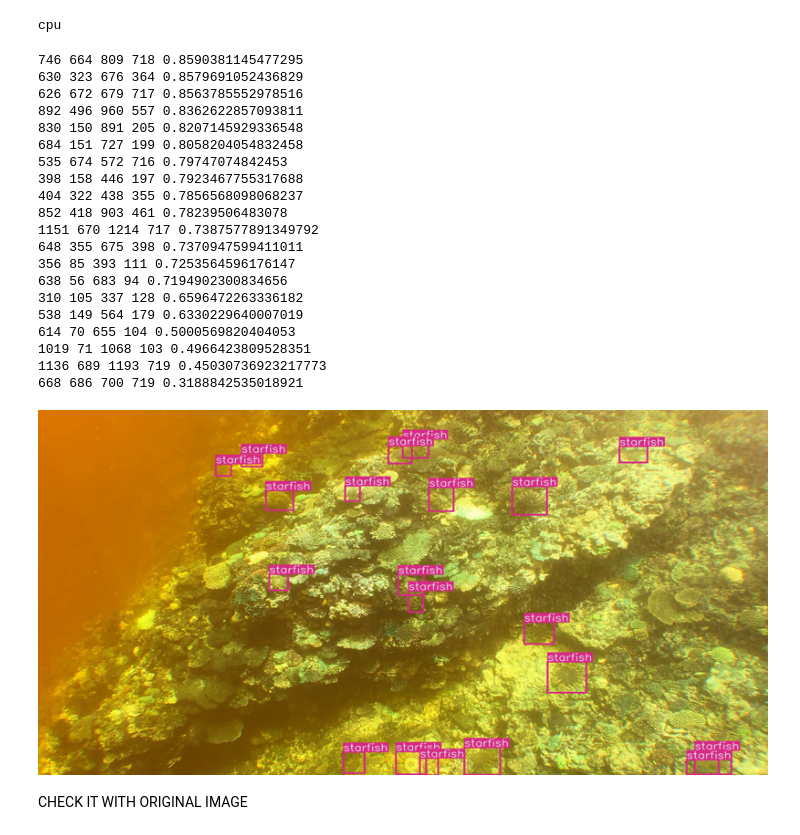
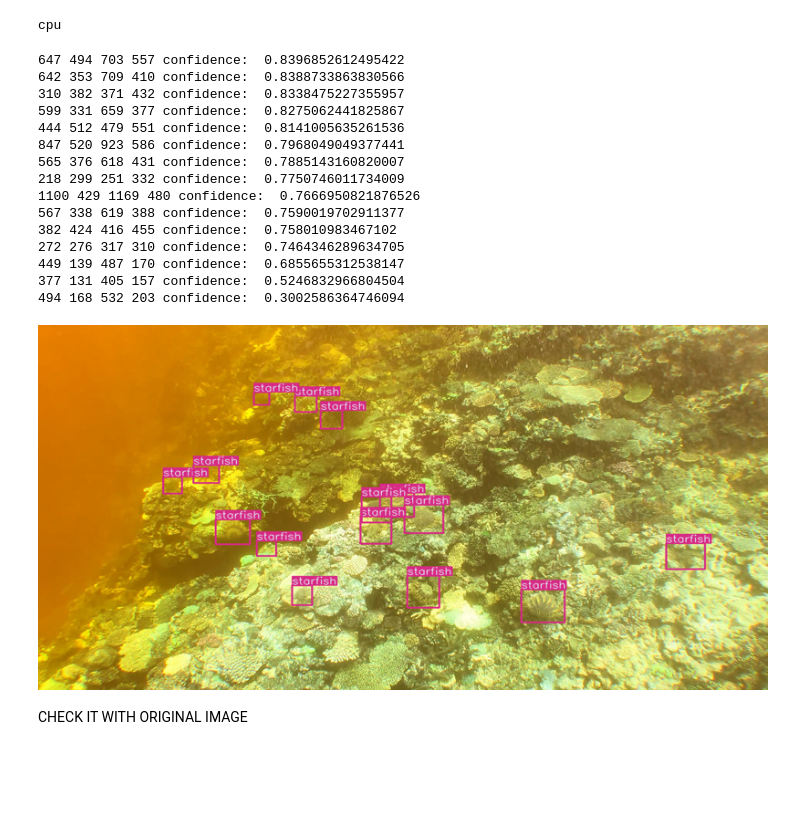
Before and after one commit to MarcB77/Great_Barrier_Reef, a Jupyter notebook: yolov5_TEST_FINAL.ipynb, the cells around one changed output. Cells and saved outputs as stored; diff of their text form; code cells hidden in the pictures; blank space fills up the shorter version.

```diff
--- a/yolov5_TEST_FINAL.ipynb
+++ b/yolov5_TEST_FINAL.ipynb
@@ -245,53 +245,47 @@ def show_img(img, bboxes, bbox_format='coco'):
     return Image.fromarray(img).resize((800, 400))
 # %%
 import cv2
-img_id_original = '1-9114'
-img= './test_images/1-9114.jpg'
+img_id_original = '1-9144'
+img= './test_images/'+img_id_original+'.jpg'
 path=img
 r = model(img, size=3600, augment=True)
 preds   = r.pandas().xyxy[0]
 bboxes  = preds[['xmin','ymin','xmax','ymax']].values
 confs   = preds.confidence.values
 bbclasses = preds['class'].values
-#print(bboxes, confs)
 
 bboxes_thr = []
 for i in range(len(bboxes)):
     box = bboxes[i]
     cls_id = int(bbclasses[i])
     conf_single = confs[i]
     if conf_single < 0.28:
         continue
     bboxes_thr.append(box)
     x_min = int(box[0])
     y_min = int(box[1])
     x_max = int(box[2])
     y_max = int(box[3])
-    print(x_min, y_min, x_max, y_max, conf_single)
+    print(x_min, y_min, x_max, y_max, "confidence: ",conf_single)
 img=cv2.imread(img)
 display(show_img(img, bboxes_thr, bbox_format='coco'))
 # %% [output]
-746 664 809 718 0.8590381145477295
-630 323 676 364 0.8579691052436829
-626 672 679 717 0.8563785552978516
-892 496 960 557 0.8362622857093811
-830 150 891 205 0.8207145929336548
-684 151 727 199 0.8058204054832458
-535 674 572 716 0.79747074842453
-398 158 446 197 0.7923467755317688
-404 322 438 355 0.7856568098068237
-852 418 903 461 0.78239506483078
-1151 670 1214 717 0.7387577891349792
-648 355 675 398 0.7370947599411011
-356 85 393 111 0.7253564596176147
-638 56 683 94 0.7194902300834656
-310 105 337 128 0.6596472263336182
-538 149 564 179 0.6330229640007019
-614 70 655 104 0.5000569820404053
-1019 71 1068 103 0.4966423809528351
-1136 689 1193 719 0.45030736923217773
-668 686 700 719 0.3188842535018921
+647 494 703 557 confidence:  0.8396852612495422
+642 353 709 410 confidence:  0.8388733863830566
+310 382 371 432 confidence:  0.8338475227355957
+599 331 659 377 confidence:  0.8275062441825867
+444 512 479 551 confidence:  0.8141005635261536
+847 520 923 586 confidence:  0.7968049049377441
+565 376 618 431 confidence:  0.7885143160820007
+218 299 251 332 confidence:  0.7750746011734009
+1100 429 1169 480 confidence:  0.7666950821876526
+567 338 619 388 confidence:  0.7590019702911377
+382 424 416 455 confidence:  0.758010983467102
+272 276 317 310 confidence:  0.7464346289634705
+449 139 487 170 confidence:  0.6855655312538147
+377 131 405 157 confidence:  0.5246832966804504
+494 168 532 203 confidence:  0.3002586364746094
-[figure, old version]
+[figure, new version]
 # %% [markdown]
 CHECK IT WITH ORIGINAL IMAGE
 # %%
```
Also changed, not shown: parts of 3 cells of this notebook.
